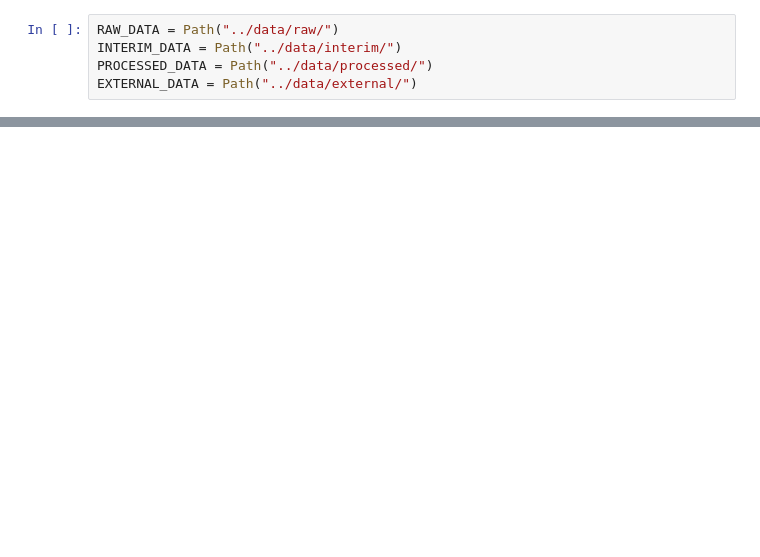
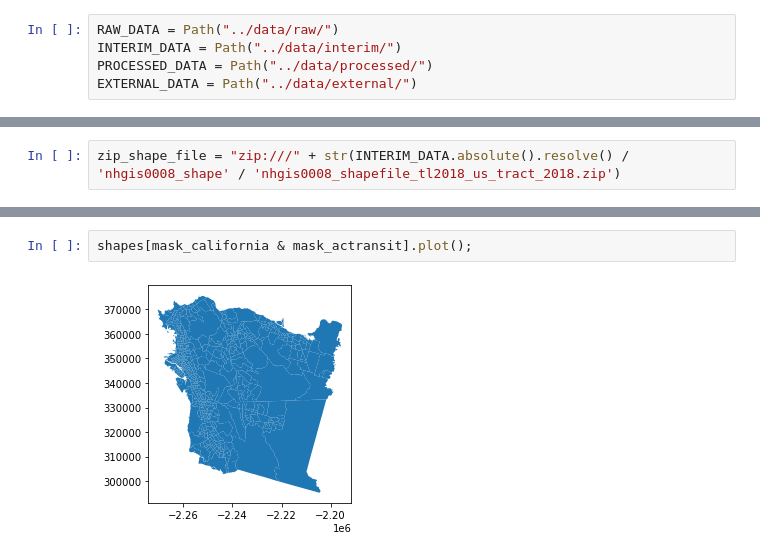
Before and after one commit to vivaladataviz/east-bay-transit, a Jupyter notebook: notebooks/00_DataPrep.ipynb, the cells around one changed output, grey strips where cells are left out. Saved outputs shown, nothing was run; the diff lists cells and outputs as text; blank space fills up the shorter version.

```diff
--- a/notebooks/00_DataPrep.ipynb
+++ b/notebooks/00_DataPrep.ipynb
@@ -39,0 +67,2 @@ data = pd.read_
+# %%
+zip_shape_file = "zip:///" + str(INTERIM_DATA.absolute().resolve() / 'nhgis0008_shape' / 'nhgis0008_shapefile_tl2018_us_tract_2018.zip')
@@ -39,0 +119,4 @@ data = pd.read_
+# %%
+shapes[mask_california & mask_actransit].plot();
+# %% [output]
+[figure, added]
```
Also changed, not shown: parts of 28 cells of this notebook, 1 other file.
